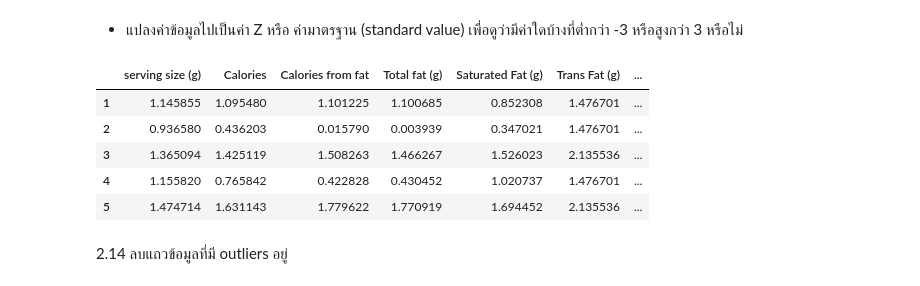
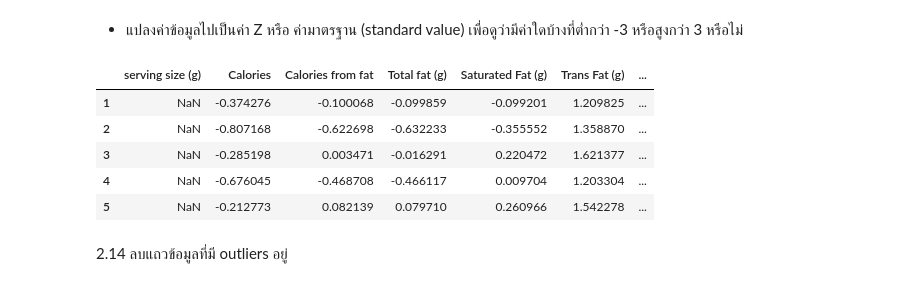
Before and after one commit to supanat/IT525, a Jupyter notebook: Projects/it525_2_2017_hw01/it525-hw01-60119130181.ipynb, the cells around one changed output. Saved outputs shown, nothing was run; the diff lists cells and outputs as text; code cells hidden in the pictures.

```diff
--- a/Projects/it525_2_2017_hw01/it525-hw01-60119130181.ipynb
+++ b/Projects/it525_2_2017_hw01/it525-hw01-60119130181.ipynb
@@ -255,4 +237,4 @@ MAX Serving Size :  464.0
 # %%
 orig_serving_size = df['serving size (g)'].copy()
 df[df.select_dtypes(include=['float64']).columns] = df[df.select_dtypes(include=['float64']).columns]*max_ss
-df[df.select_dtypes(include=['float64']).columns].div(orig_serving_size.values, axis='rows')
+df = df[df.select_dtypes(include=['float64']).columns].div(orig_serving_size.values, axis='rows')
@@ -293,15 +256,16 @@ fig.autofmt_xdate()
 - แปลงค่าข้อมูลไปเป็นค่า Z หรือ ค่ามาตรฐาน (standard value) เพื่อดูว่ามีค่าใดบ้างที่ต่ำกว่า -3 หรือสูงกว่า
 3 หรือไม่
 # %%
-df_zscore = df[df.columns[1:]].apply(zscore)
+#df_zscore = df[df.columns[1:]].apply(zscore)
+df_zscore = df[df.columns[0:]].apply(zscore)
 df_zscore.head()
 # %% [output]
 |  | serving size (g) | Calories | Calories from fat | Total fat (g) | Saturated Fat (g) | Trans Fat (g) | ... |
-| 1 | 1.145855 | 1.095480 | 1.101225 | 1.100685 | 0.852308 | 1.476701 | ... |
-| 2 | 0.936580 | 0.436203 | 0.015790 | 0.003939 | 0.347021 | 1.476701 | ... |
-| 3 | 1.365094 | 1.425119 | 1.508263 | 1.466267 | 1.526023 | 2.135536 | ... |
-| 4 | 1.155820 | 0.765842 | 0.422828 | 0.430452 | 1.020737 | 1.476701 | ... |
-| 5 | 1.474714 | 1.631143 | 1.779622 | 1.770919 | 1.694452 | 2.135536 | ... |
+| 1 | NaN | -0.374276 | -0.100068 | -0.099859 | -0.099201 | 1.209825 | ... |
+| 2 | NaN | -0.807168 | -0.622698 | -0.632233 | -0.355552 | 1.358870 | ... |
+| 3 | NaN | -0.285198 | 0.003471 | -0.016291 | 0.220472 | 1.621377 | ... |
+| 4 | NaN | -0.676045 | -0.468708 | -0.466117 | 0.009704 | 1.203304 | ... |
+| 5 | NaN | -0.212773 | 0.082139 | 0.079710 | 0.260966 | 1.542278 | ... |
 # %% [markdown]
 2.14 ลบแถวข้อมูลที่มี outliers อยู่
 # %% [markdown]
```
Also changed, not shown: parts of 17 cells of this notebook.
